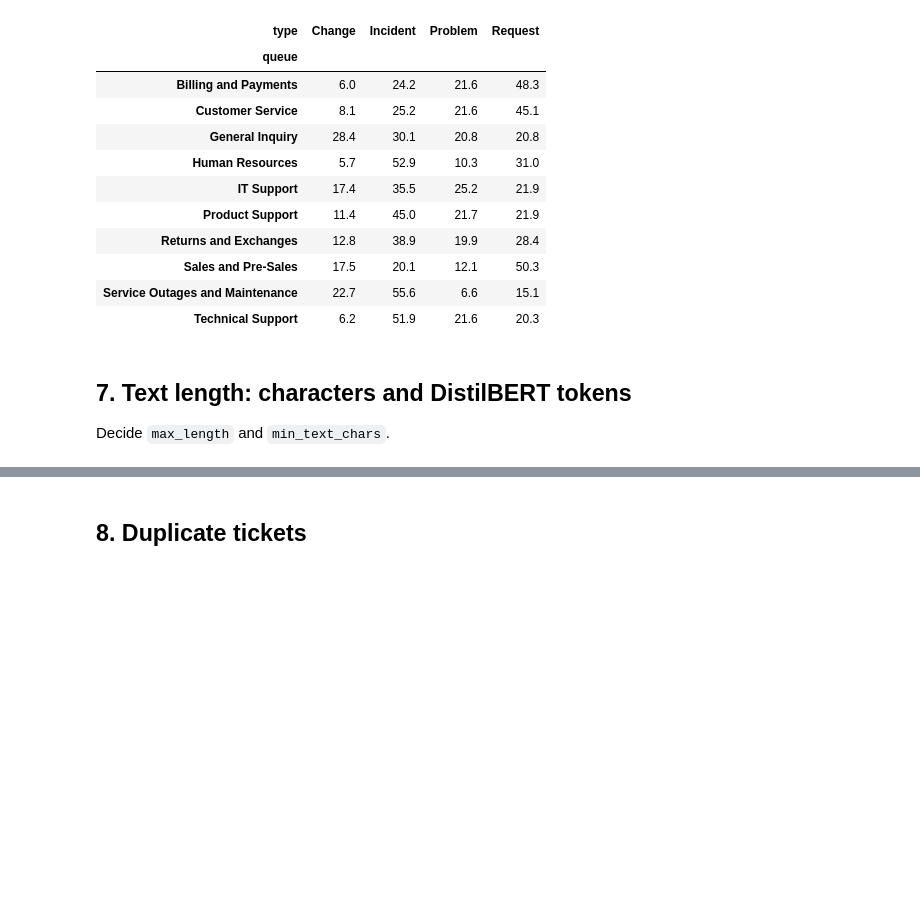
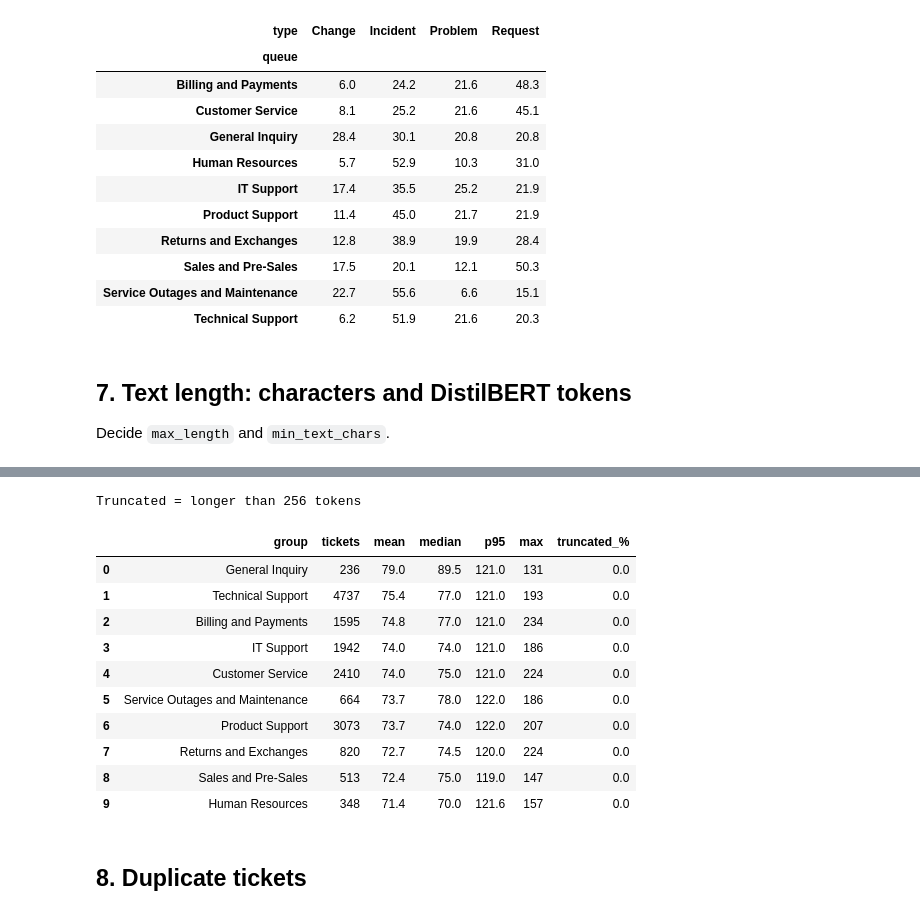
Before and after one commit to nhahub/NHA-5-168, a Jupyter notebook: notebooks/01_eda.ipynb, the cells around one changed output, grey strips where cells are left out. Drawn from its saved outputs; the diff is of its cells as text; code cells hidden in the pictures; blank space fills up the shorter version.

```diff
--- a/notebooks/01_eda.ipynb
+++ b/notebooks/01_eda.ipynb
@@ -778,0 +954,12 @@ Decide `max_length` and `min_text_chars`.
+# %%
+# ===== Cell 7.6: Load the DistilBERT tokenizer =====
+# Needs internet the first time (downloads from Hugging Face), then it is cached.
+# Only the tokenizer is loaded here, not the model.
+
+from transformers import AutoTokenizer
+
+tokenizer_name = config["transformer"]["model_name"]     # distilbert-base-uncased
+tokenizer = AutoTokenizer.from_pretrained(tokenizer_name)
+
+print("Tokenizer:", tokenizer_name)
+print("Largest input the model accepts:", tokenizer.model_max_length, "tokens")
@@ -778,0 +1003,14 @@ Decide `max_length` and `min_text_chars`.
+# %%
+# ===== Cell 7.8: Run C - token length of every English ticket =====
+# Saved as a temporary column (like subject_missing in 3.2), so each length
+# stays with its own row even if english_tickets is filtered or sorted later.
+# For EDA only: this column never reaches the model (cleaning lives in src/preprocess.py).
+
+token_length_column = "token_length"
+english_tickets[token_length_column] = compute_token_lengths(english_tickets[subject_column],
+                                                             english_tickets[body_column],
+                                                             tokenizer)
+
+print("Tickets measured:", len(english_tickets))
+token_statistics = length_statistics(list(english_tickets[token_length_column]))
+pd.DataFrame([token_statistics], index=["tokens (subject + body)"])
@@ -779,3 +1145,28 @@ Decide `max_length` and `min_text_chars`.
+# %%
+# ===== Cell 7.14: Run F - token length per department =====
+# max_length comes from config.yaml (256 now). After the decision from D (7.10),
+# update config.yaml and re-run: F then uses the chosen value automatically.
+
+group_max_length = config["transformer"]["max_length"]
+
+department_token_lengths = token_length_by_group(list(english_tickets[token_length_column]),
+                                                 english_tickets[department_column],
+                                                 group_max_length)
+print("Truncated = longer than", group_max_length, "tokens")
+department_token_lengths
+# %% [output]
+Truncated = longer than 256 tokens
+|  | group | tickets | mean | median | p95 | max | truncated_% |
+| 0 | General Inquiry | 236 | 79.0 | 89.5 | 121.0 | 131 | 0.0 |
+| 1 | Technical Support | 4737 | 75.4 | 77.0 | 121.0 | 193 | 0.0 |
+| 2 | Billing and Payments | 1595 | 74.8 | 77.0 | 121.0 | 234 | 0.0 |
+| 3 | IT Support | 1942 | 74.0 | 74.0 | 121.0 | 186 | 0.0 |
+| 4 | Customer Service | 2410 | 74.0 | 75.0 | 121.0 | 224 | 0.0 |
+| 5 | Service Outages and Maintenance | 664 | 73.7 | 78.0 | 122.0 | 186 | 0.0 |
+| 6 | Product Support | 3073 | 73.7 | 74.0 | 122.0 | 207 | 0.0 |
+| 7 | Returns and Exchanges | 820 | 72.7 | 74.5 | 120.0 | 224 | 0.0 |
+| 8 | Sales and Pre-Sales | 513 | 72.4 | 75.0 | 119.0 | 147 | 0.0 |
+| 9 | Human Resources | 348 | 71.4 | 70.0 | 121.6 | 157 | 0.0 |
 # %% [markdown]
 ## 8. Duplicate tickets
 # %% [markdown]
```
Also changed, not shown: parts of 13 cells of this notebook.
